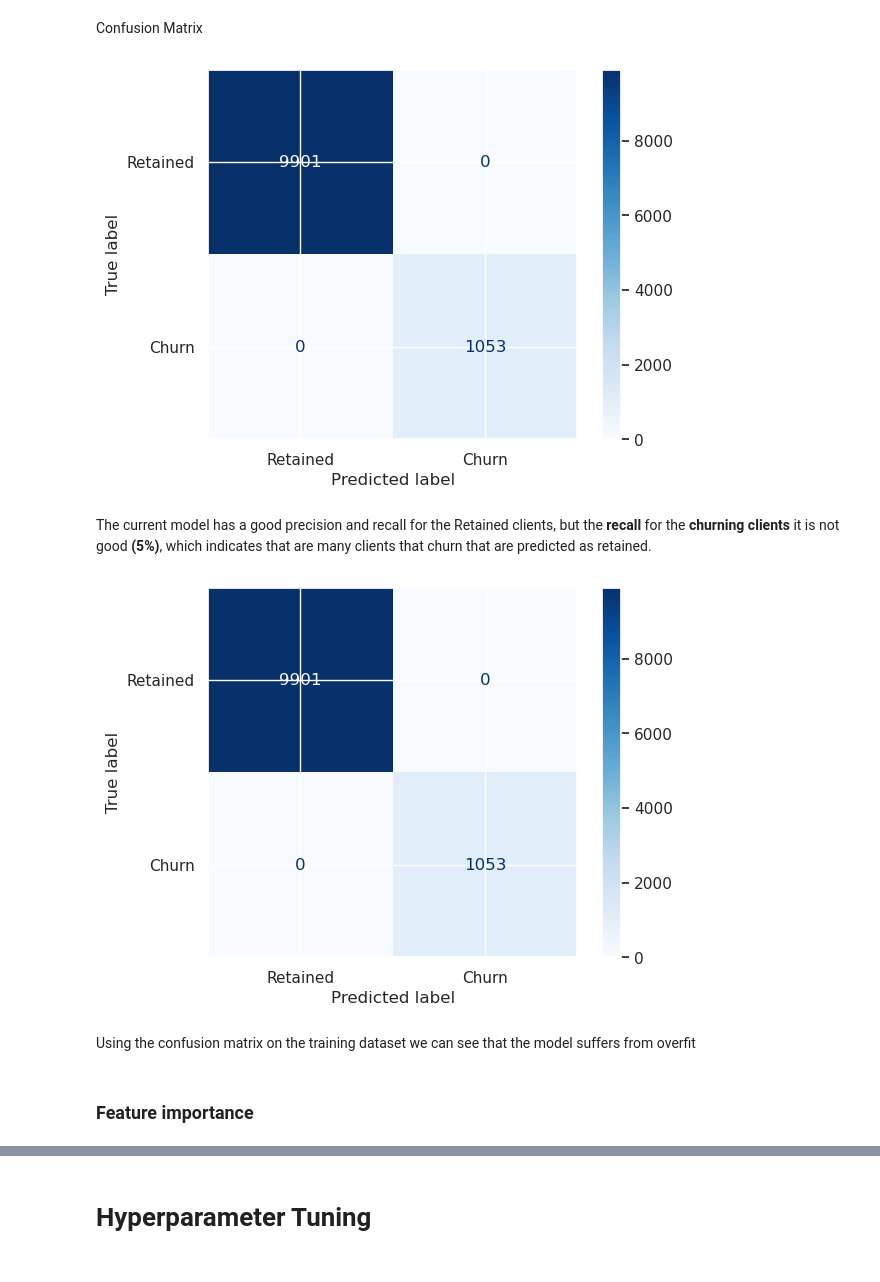
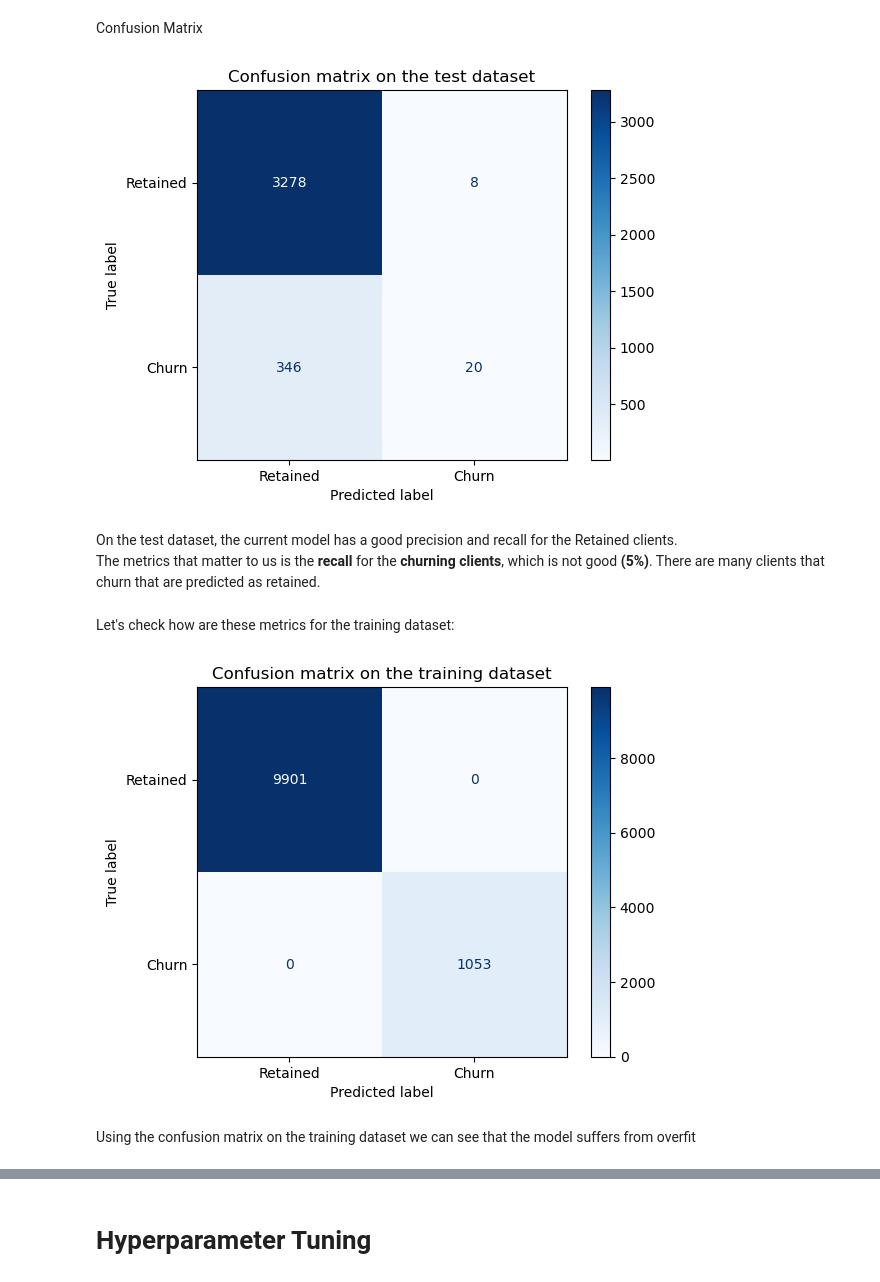
Before and after one commit to Ramon-PR/BCG-DataScience-The-Forage, a Jupyter notebook: nbs/Task4_modeling.ipynb, the cells around one changed output, grey strips where cells are left out. Cells and saved outputs as stored; diff of their text form; code cells hidden in the pictures.

```diff
--- a/nbs/Task4_modeling.ipynb
+++ b/nbs/Task4_modeling.ipynb
@@ -24,7 +24,7 @@ import matplotlib.pyplot as plt
 %matplotlib inline
 
 # Set plot style
-sns.set(color_codes=True)
+# sns.set(color_codes=True)
 # %% [markdown]
 ***
 ## 2. Load data
@@ -143,21 +143,26 @@ weighted avg       0.89      0.90      0.86      3652
 # %% [markdown]
 Confusion Matrix
 # %%
-confusion_matrix(y_test, y_pred)
+# confusion_matrix(y_test, y_pred)
 class_names=["Retained", "Churn"]
 
-# disp = ConfusionMatrixDisplay.from_estimator(
-#         model,
-#         X_test,
-#         y_test,
-#         display_labels=class_names,
-#         cmap="Blues",
-#         normalize="true",
-#     )
+disp = ConfusionMatrixDisplay.from_estimator(
+        model,
+        X_test,
+        y_test,
+        display_labels=class_names,
+        cmap="Blues",
+        # normalize="true",
+    )
+plt.title("Confusion matrix on the test dataset")
+plt.show()
 # %% [output]
-[figure, old version]
+[figure, new version]
 # %% [markdown]
-The current model has a good precision and recall for the Retained clients, but the **recall** for the **churning clients** it is not good **(5%)**, which indicates that are many clients that churn that are predicted as retained.
+On the test dataset, the current model has a good precision and recall for the Retained clients.
+The metrics that matter to us is the **recall** for the **churning clients**, which is not good **(5%)**. There are many clients that churn that are predicted as retained.
+# %% [markdown]
+Let's check how are these metrics for the training dataset:
 # %%
 disp = ConfusionMatrixDisplay.from_estimator(
         model,
@@ -167,9 +172,9 @@ disp = ConfusionMatrixDisplay.from_estimator(
         cmap="Blues",
         # normalize="true",
     )
+plt.title("Confusion matrix on the training dataset")
+plt.show()
 # %% [output]
-[figure, old version]
+[figure, new version]
 # %% [markdown]
 Using the confusion matrix on the training dataset we can see that the model suffers from overfit
-# %% [markdown]
-### Feature importance
```
Also changed, not shown: parts of 57 cells of this notebook.
